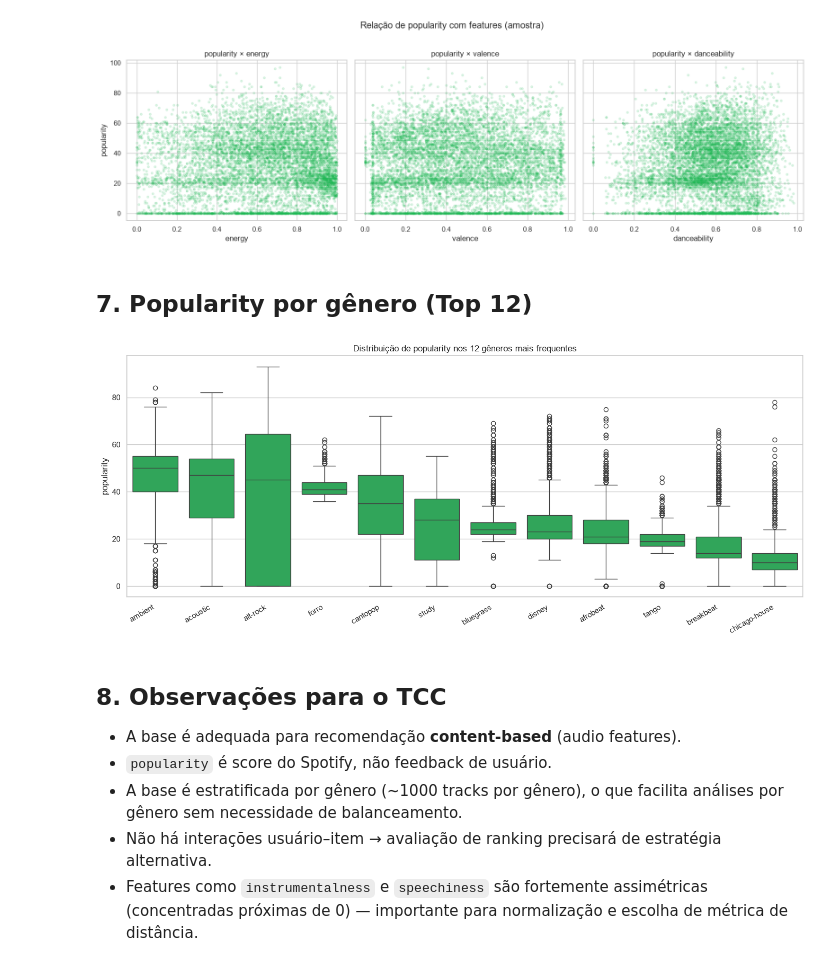
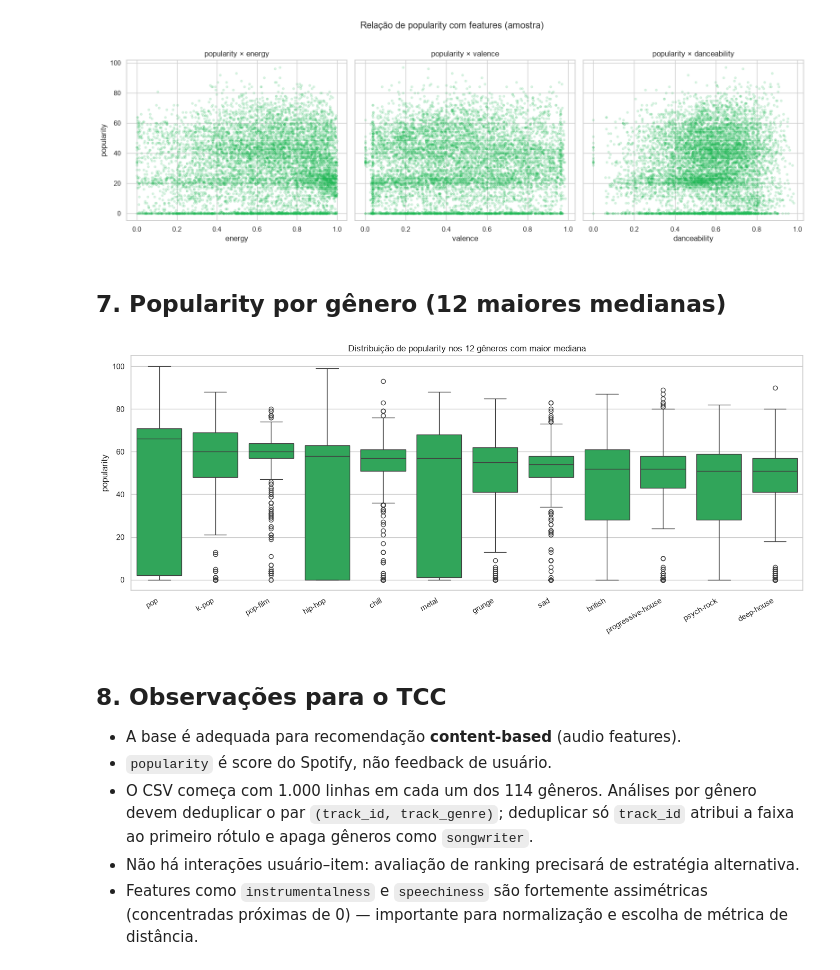
Before and after one commit to Muowl/spotify-dataset-explorer, a Jupyter notebook: notebooks/01_eda_spotify_tracks.ipynb, the cells around one changed output. Saved outputs shown, nothing was run; the diff lists cells and outputs as text; code cells hidden in the pictures.

```diff
--- a/notebooks/01_eda_spotify_tracks.ipynb
+++ b/notebooks/01_eda_spotify_tracks.ipynb
@@ -20,13 +20,20 @@ sns.set_theme(style='whitegrid', palette='muted')
 # Baixe o CSV do Kaggle ou Hugging Face e coloque em data/dataset.csv
 DATA_PATH = '../data/dataset.csv'
 
-df = pd.read_csv(DATA_PATH)
-if 'Unnamed: 0' in df.columns:
-    df = df.drop(columns=['Unnamed: 0'])
+df_raw = pd.read_csv(DATA_PATH)
+if 'Unnamed: 0' in df_raw.columns:
+    df_raw = df_raw.drop(columns=['Unnamed: 0'])
 
-print('Shape original:', df.shape)
-df = df.drop_duplicates(subset=['track_id'])
+print('Shape original:', df_raw.shape)
+print('Gêneros no CSV:', df_raw['track_genre'].nunique())
+
+# Recorte global: cada faixa uma vez (features, correlação, contagem de tracks).
+df = df_raw.drop_duplicates(subset=['track_id'])
+# Recorte por gênero: a mesma faixa pode pertencer a mais de um rótulo.
+df_genre = df_raw.drop_duplicates(subset=['track_id', 'track_genre'])
+
 print('Shape após deduplicar track_id:', df.shape)
+print('Pares únicos (track_id, track_genre):', df_genre.shape)
 df.head()
 # %% [output]
 Shape original: (114000, 20)
@@ -124,31 +144,28 @@ plt.show()
 # %% [output]
 [figure]
 # %% [markdown]
-## 7. Popularity por gênero (Top 12)
+## 7. Popularity por gênero (12 maiores medianas)
 # %%
-top_genres = df['track_genre'].value_counts().head(12).index
-df_top = df[df['track_genre'].isin(top_genres)]
-
-# Ordenar gêneros pela mediana de popularity (decrescente)
-genre_order = (df_top.groupby('track_genre')['popularity']
-               .median().sort_values(ascending=False).index)
+genre_order = (df_genre.groupby('track_genre')['popularity']
+               .median().sort_values(ascending=False).head(12).index)
+df_top = df_genre[df_genre['track_genre'].isin(genre_order)]
 
 fig, ax = plt.subplots(figsize=(14, 6))
 sns.boxplot(data=df_top, x='track_genre', y='popularity',
             order=genre_order, color='#1DB954', ax=ax)
-ax.set_title('Distribuição de popularity nos 12 gêneros mais frequentes')
+ax.set_title('Distribuição de popularity nos 12 gêneros com maior mediana')
 ax.set_xlabel('')
 plt.xticks(rotation=30, ha='right')
 plt.tight_layout()
 fig.savefig('../docs/assets/fig5.png', dpi=150, bbox_inches='tight')
 plt.show()
 # %% [output]
-[figure, old version]
+[figure, new version]
 # %% [markdown]
 ## 8. Observações para o TCC
 
 - A base é adequada para recomendação **content-based** (audio features).
 - `popularity` é score do Spotify, não feedback de usuário.
-- A base é estratificada por gênero (~1000 tracks por gênero), o que facilita análises por gênero sem necessidade de balanceamento.
-- Não há interações usuário–item → avaliação de ranking precisará de estratégia alternativa.
+- O CSV começa com 1.000 linhas em cada um dos 114 gêneros. Análises por gênero devem deduplicar o par `(track_id, track_genre)`; deduplicar só `track_id` atribui a faixa ao primeiro rótulo e apaga gêneros como `songwriter`.
+- Não há interações usuário–item: avaliação de ranking precisará de estratégia alternativa.
 - Features como `instrumentalness` e `speechiness` são fortemente assimétricas (concentradas próximas de 0) — importante para normalização e escolha de métrica de distância.
```
Also changed, not shown: parts of 4 cells of this notebook, 4 other files.
